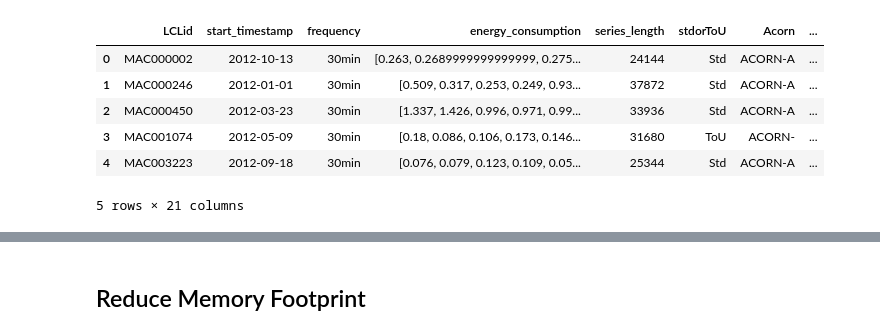
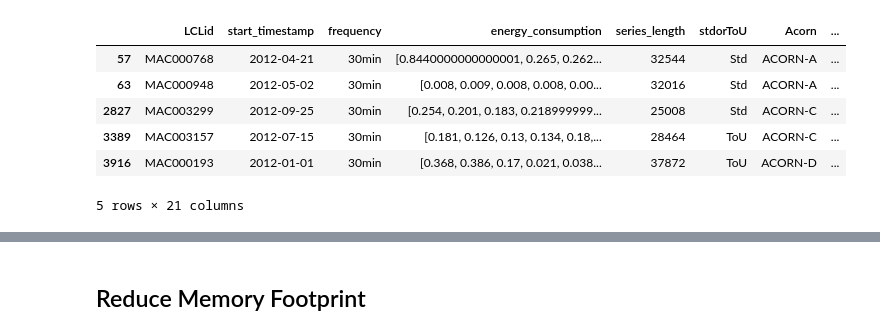
Before and after one commit to PacktPublishing/Modern-Time-Series-Forecasting-with-Python, a Jupyter notebook: notebooks/Chapter04/01-Setting up Experiment Harness.ipynb, the cells around one changed output, grey strips where cells are left out. Cells and saved outputs as stored; diff of their text form; code cells hidden in the pictures.

```diff
--- a/notebooks/Chapter04/01-Setting up Experiment Harness.ipynb
+++ b/notebooks/Chapter04/01-Setting up Experiment Harness.ipynb
@@ -16,0 +21,4 @@ tqdm.pandas()
+# %%
+affluent_households = lclid_acorn_map.loc[lclid_acorn_map.Acorn_grouped=="Affluent", ["LCLid",'file']]
+adversity_households = lclid_acorn_map.loc[lclid_acorn_map.Acorn_grouped=="Adversity", ["LCLid",'file']]
+comfortable_households = lclid_acorn_map.loc[lclid_acorn_map.Acorn_grouped=="Comfortable", ["LCLid",'file']]
@@ -16,0 +36,9 @@ tqdm.pandas()
+# %%
+selected_households = pd.concat(
+    [
+        affluent_households.sample(50, random_state=76),
+        comfortable_households.sample(50, random_state=76),
+        adversity_households.sample(50, random_state=76),
+    ]
+)
+selected_households['block']=selected_households.file.str.split("_", expand=True).iloc[:,1].astype(int)
@@ -17,14 +61,14 @@ tqdm.pandas()
+# %%
+block_df = pd.concat(household_df_l)
+del household_df_l
+block_df.head()
+# %% [output]
+|  | LCLid | start_timestamp | frequency | energy_consumption | series_length | stdorToU | Acorn | ... |
+| 57 | MAC000768 | 2012-04-21 | 30min | [0.8440000000000001, 0.265, 0.262... | 32544 | Std | ACORN-A | ... |
+| 63 | MAC000948 | 2012-05-02 | 30min | [0.008, 0.009, 0.008, 0.008, 0.00... | 32016 | Std | ACORN-A | ... |
+| 2827 | MAC003299 | 2012-09-25 | 30min | [0.254, 0.201, 0.183, 0.218999999... | 25008 | Std | ACORN-C | ... |
+| 3389 | MAC003157 | 2012-07-15 | 30min | [0.181, 0.126, 0.13, 0.134, 0.18,... | 28464 | ToU | ACORN-C | ... |
+| 3916 | MAC000193 | 2012-01-01 | 30min | [0.368, 0.386, 0.17, 0.021, 0.038... | 37872 | ToU | ACORN-D | ... |
+5 rows × 21 columns
 # %%
 from src.utils.data_utils import compact_to_expanded
-# %%
-block_df = pd.read_parquet("data/london_smart_meters/preprocessed/london_smart_meters_merged_block_0-7.parquet")
-
-block_df.head()
-# %% [output]
-|  | LCLid | start_timestamp | frequency | energy_consumption | series_length | stdorToU | Acorn | ... |
-| 0 | MAC000002 | 2012-10-13 | 30min | [0.263, 0.2689999999999999, 0.275... | 24144 | Std | ACORN-A | ... |
-| 1 | MAC000246 | 2012-01-01 | 30min | [0.509, 0.317, 0.253, 0.249, 0.93... | 37872 | Std | ACORN-A | ... |
-| 2 | MAC000450 | 2012-03-23 | 30min | [1.337, 1.426, 0.996, 0.971, 0.99... | 33936 | Std | ACORN-A | ... |
-| 3 | MAC001074 | 2012-05-09 | 30min | [0.18, 0.086, 0.106, 0.173, 0.146... | 31680 | ToU | ACORN- | ... |
-| 4 | MAC003223 | 2012-09-18 | 30min | [0.076, 0.079, 0.123, 0.109, 0.05... | 25344 | Std | ACORN-A | ... |
-5 rows × 21 columns
```
Also changed, not shown: parts of 19 cells of this notebook, 13 other files.
